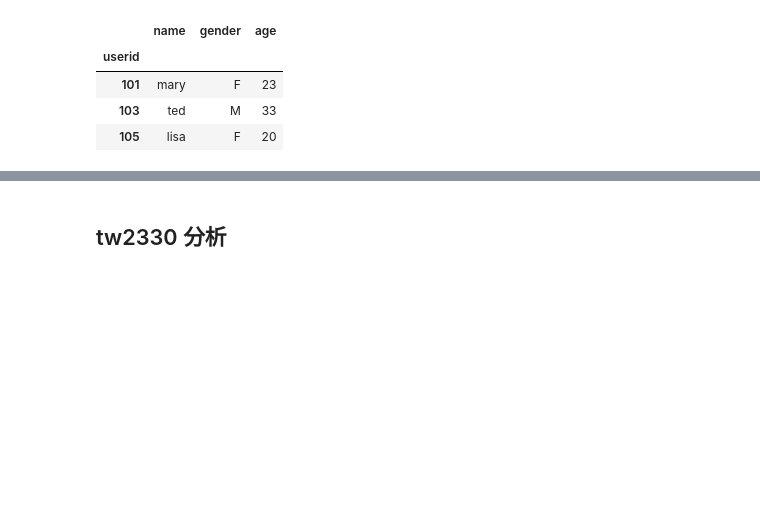
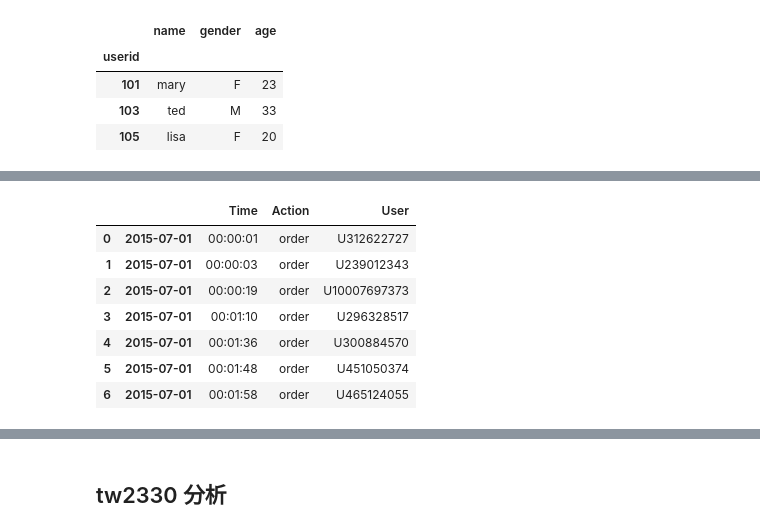
Before and after one commit to ywchiu/twmpython, a Jupyter notebook: 20160628Demo.ipynb, the cells around one changed output, grey strips where cells are left out. Cells and saved outputs as stored; diff of their text form; code cells hidden in the pictures; blank space fills up the shorter version.

```diff
--- a/20160628Demo.ipynb
+++ b/20160628Demo.ipynb
@@ -843,0 +904,13 @@ df.loc[[101,103,105]]
+# %%
+df2 = pd.read_clipboard()
+# %%
+df2
+# %% [output]
+|  |  | Time | Action | User |
+| 0 | 2015-07-01 | 00:00:01 | order | U312622727 |
+| 1 | 2015-07-01 | 00:00:03 | order | U239012343 |
+| 2 | 2015-07-01 | 00:00:19 | order | U10007697373 |
+| 3 | 2015-07-01 | 00:01:10 | order | U296328517 |
+| 4 | 2015-07-01 | 00:01:36 | order | U300884570 |
+| 5 | 2015-07-01 | 00:01:48 | order | U451050374 |
+| 6 | 2015-07-01 | 00:01:58 | order | U465124055 |
```
Also changed, not shown: parts of 26 cells of this notebook.
